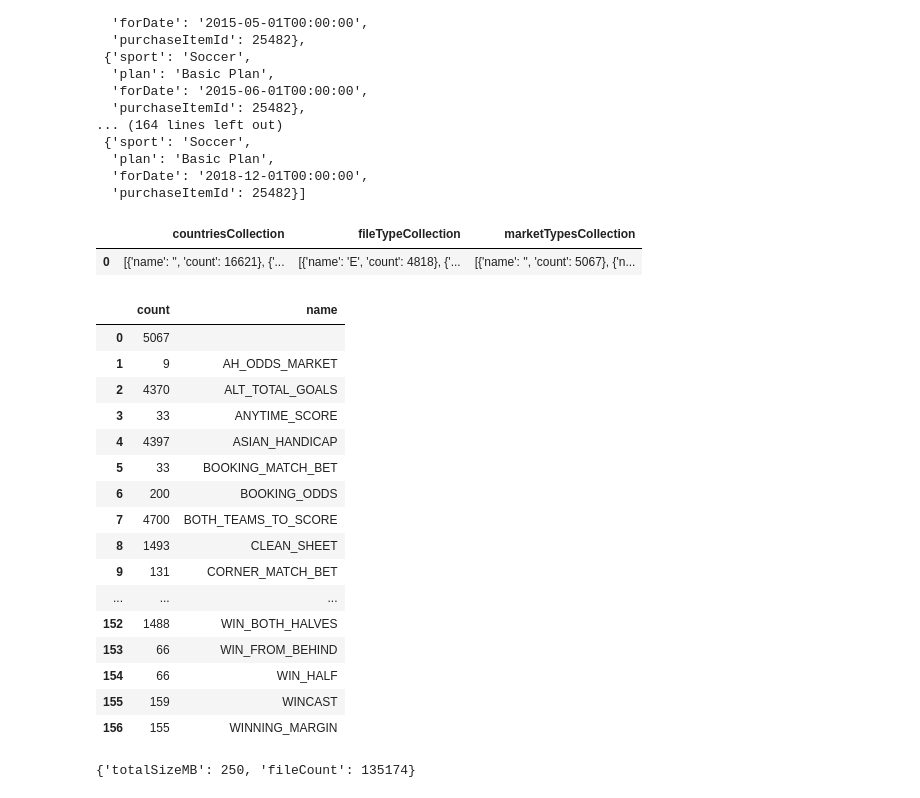
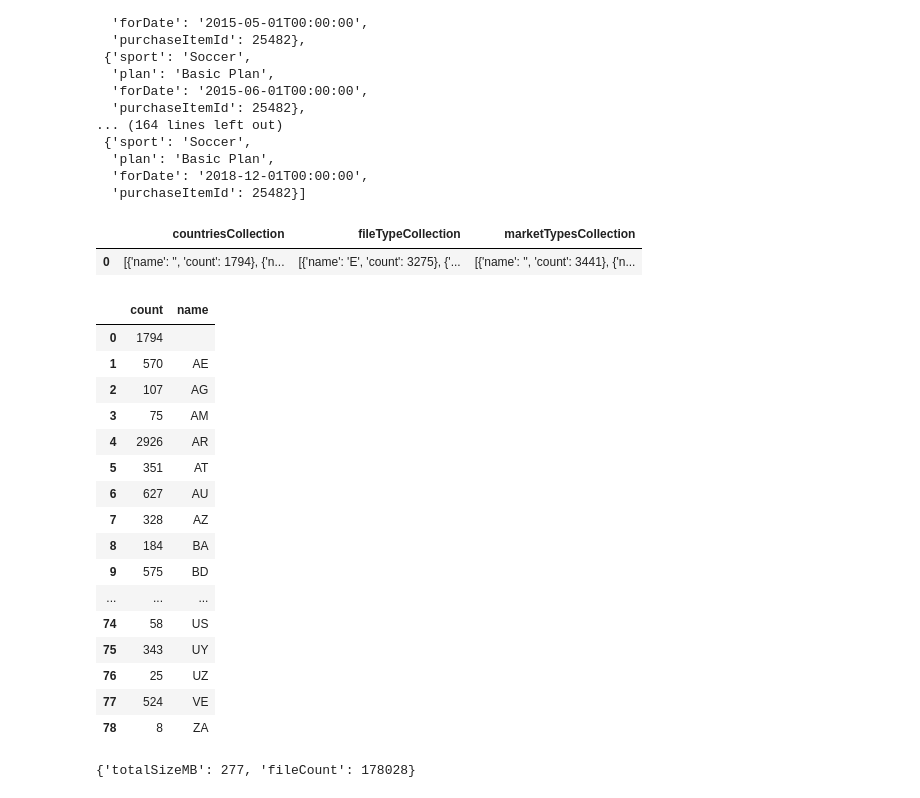
Before and after one commit to hblauth/betfair_historic_data, a Jupyter notebook: BF_API.ipynb, the cells around one changed output. Saved outputs shown, nothing was run; the diff lists cells and outputs as text; code cells hidden in the pictures.

```diff
--- a/BF_API.ipynb
+++ b/BF_API.ipynb
@@ -21,8 +21,8 @@ load_dotenv(dotenv_path)
 username = os.environ.get('BF_USERNAME')
 password = os.environ.get('BF_PASSWORD')
 app_delay_key = os.environ.get('API_DELAY_KEY')
-certs = '/Users/user/Code/Football/betfair/certs'
-dl_path = '/Users/user/Code/Football/betfair/data'
+certs = '/Users/henry/code/freelance/upwork/04.03_betfair_download/certs'
+dl_path = '/Users/henry/code/freelance/upwork/04.03_betfair_download/data'
 # %%
 # Log in
 trading = bflw.APIClient(username, password, app_key=app_delay_key, certs=certs)
@@ -84,37 +64,37 @@ trading.historic.get_my_data()
   'forDate': '2018-12-01T00:00:00',
   'purchaseItemId': 25482}]
 # %%
-collection_options = trading.historic.get_collection_options('Soccer', 'Basic Plan', 1, 1, 2018, 31, 1, 2018)
+collection_options = trading.historic.get_collection_options('Soccer', 'Basic Plan', 1, 12, 2017, 31, 12, 2017)
 # %%
 jn(collection_options)
 # %% [output]
 |  | countriesCollection | fileTypeCollection | marketTypesCollection |
-| 0 | [{'name': '', 'count': 16621}, {'... | [{'name': 'E', 'count': 4818}, {'... | [{'name': '', 'count': 5067}, {'n... |
+| 0 | [{'name': '', 'count': 1794}, {'n... | [{'name': 'E', 'count': 3275}, {'... | [{'name': '', 'count': 3441}, {'n... |
 # %%
-jn(collection_options['marketTypesCollection'])
+jn(collection_options['countriesCollection'])
 # %% [output]
 |  | count | name |
-| 0 | 5067 |  |
-| 1 | 9 | AH_ODDS_MARKET |
-| 2 | 4370 | ALT_TOTAL_GOALS |
-| 3 | 33 | ANYTIME_SCORE |
-| 4 | 4397 | ASIAN_HANDICAP |
-| 5 | 33 | BOOKING_MATCH_BET |
-| 6 | 200 | BOOKING_ODDS |
-| 7 | 4700 | BOTH_TEAMS_TO_SCORE |
-| 8 | 1493 | CLEAN_SHEET |
-| 9 | 131 | CORNER_MATCH_BET |
+| 0 | 1794 |  |
+| 1 | 570 | AE |
+| 2 | 107 | AG |
+| 3 | 75 | AM |
+| 4 | 2926 | AR |
+| 5 | 351 | AT |
+| 6 | 627 | AU |
+| 7 | 328 | AZ |
+| 8 | 184 | BA |
+| 9 | 575 | BD |
 | ... | ... | ... |
-| 152 | 1488 | WIN_BOTH_HALVES |
-| 153 | 66 | WIN_FROM_BEHIND |
-| 154 | 66 | WIN_HALF |
-| 155 | 159 | WINCAST |
-| 156 | 155 | WINNING_MARGIN |
+| 74 | 58 | US |
+| 75 | 343 | UY |
+| 76 | 25 | UZ |
+| 77 | 524 | VE |
+| 78 | 8 | ZA |
 # %%
 # Get advance basket data size
-basket_size = trading.historic.get_data_size('Soccer', 'Basic Plan', 1, 1, 2018, 31, 1, 2018)
+basket_size = trading.historic.get_data_size('Soccer', 'Basic Plan', 1, 8, 2017, 31, 8, 2017)
 print(basket_size)
 # %% [output]
-{'totalSizeMB': 250, 'fileCount': 135174}
+{'totalSizeMB': 277, 'fileCount': 178028}
 # %%
 file_list = trading.historic.get_file_list(
```
Also changed, not shown: parts of 3 cells of this notebook, 3 other files.
